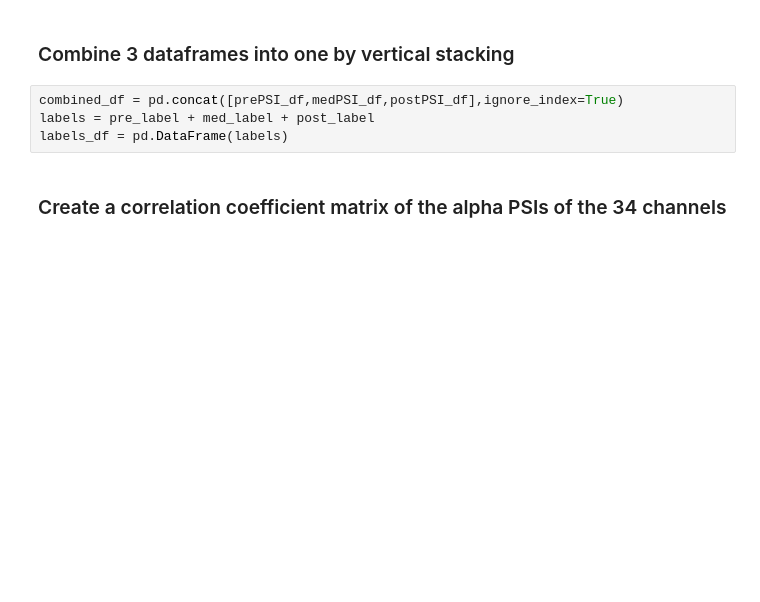
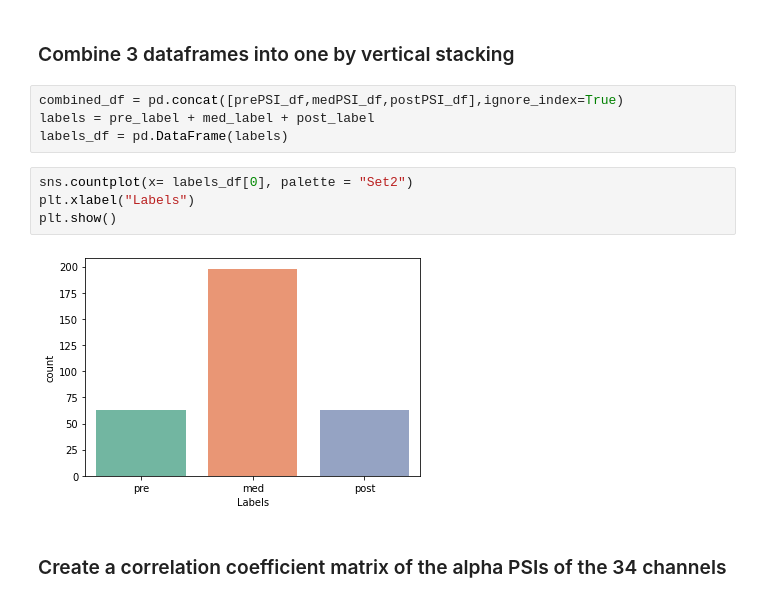
Before and after one commit to Hex-Clan8/Virtual-Reality-EEG-analysis, a Jupyter notebook: main.ipynb, the cells around one changed output. Saved outputs shown, nothing was run; the diff lists cells and outputs as text; blank space fills up the shorter version.

```diff
--- a/main.ipynb
+++ b/main.ipynb
@@ -54,6 +62,12 @@ post_label = ['post']*postPSI_df.shape[0]
 combined_df = pd.concat([prePSI_df,medPSI_df,postPSI_df],ignore_index=True)
 labels = pre_label + med_label + post_label
 labels_df = pd.DataFrame(labels)
+# %%
+sns.countplot(x= labels_df[0], palette = "Set2")
+plt.xlabel("Labels")
+plt.show()
+# %% [output]
+[figure, added]
 # %% [markdown]
 ###  Create a correlation coefficient matrix of the alpha PSIs of the 34 channels
 # %%
```
Also changed, not shown: parts of 9 cells of this notebook.
